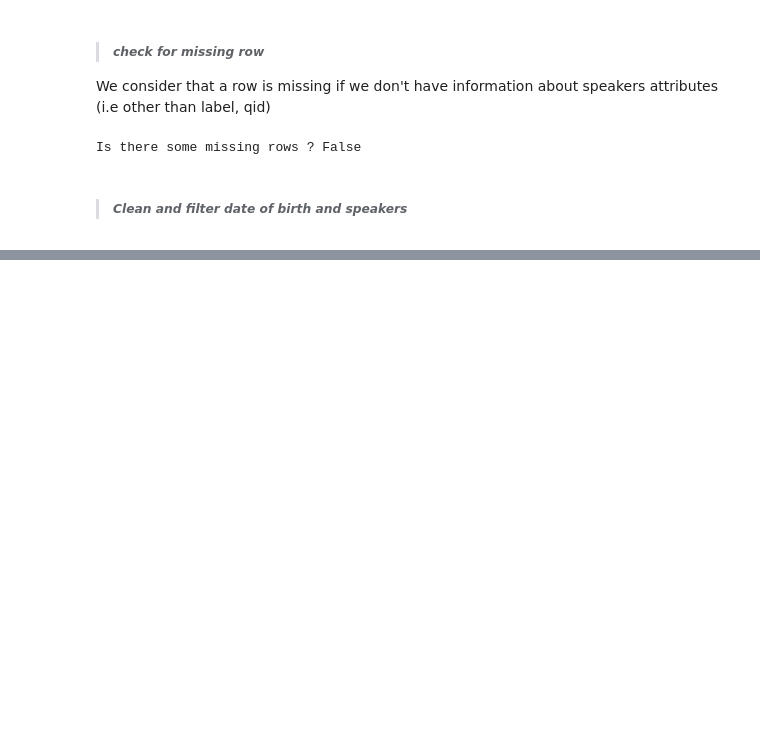
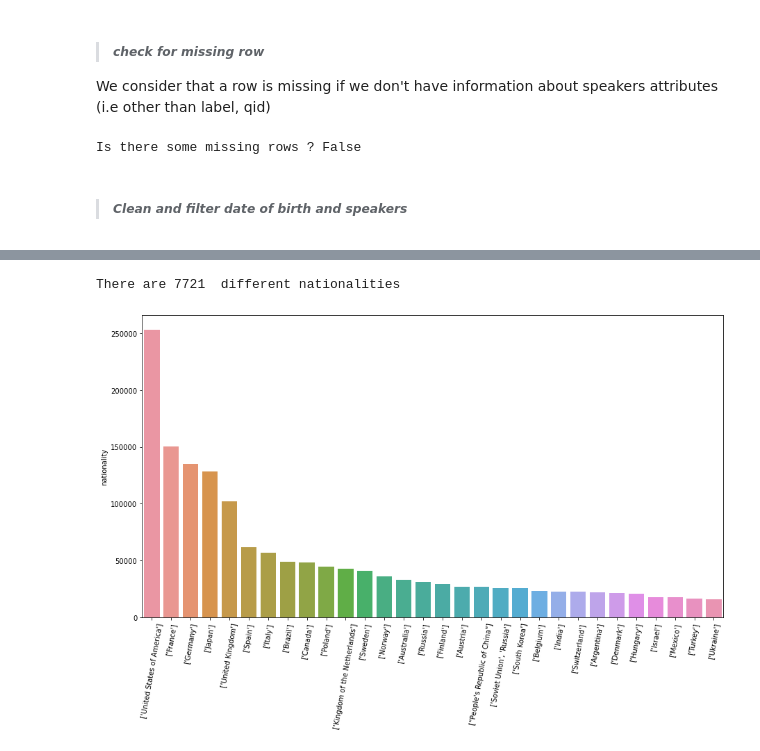
Before and after one commit to epfl-ada/ada-2021-project-avada-kedavra, a Jupyter notebook: main.ipynb, the cells around one changed output, grey strips where cells are left out. Cells and saved outputs as stored; diff of their text form; code cells hidden in the pictures; blank space fills up the shorter version.

```diff
--- a/main.ipynb
+++ b/main.ipynb
@@ -410,0 +478,12 @@ speakers.sample(5)
+# %%
+#for the nationalities
+nationalities = speakers.nationality.explode().value_counts()
+nationalities = nationalities.drop('[]')
+
+print("There are {}  different nationalities ".format(nationalities.size))
+
+plot_serie(nationalities)
+one_hot(nationalities.index.tolist()[0:20])
+# %% [output]
+There are 7721  different nationalities
+[figure, added]
```
Also changed, not shown: parts of 17 cells of this notebook.
